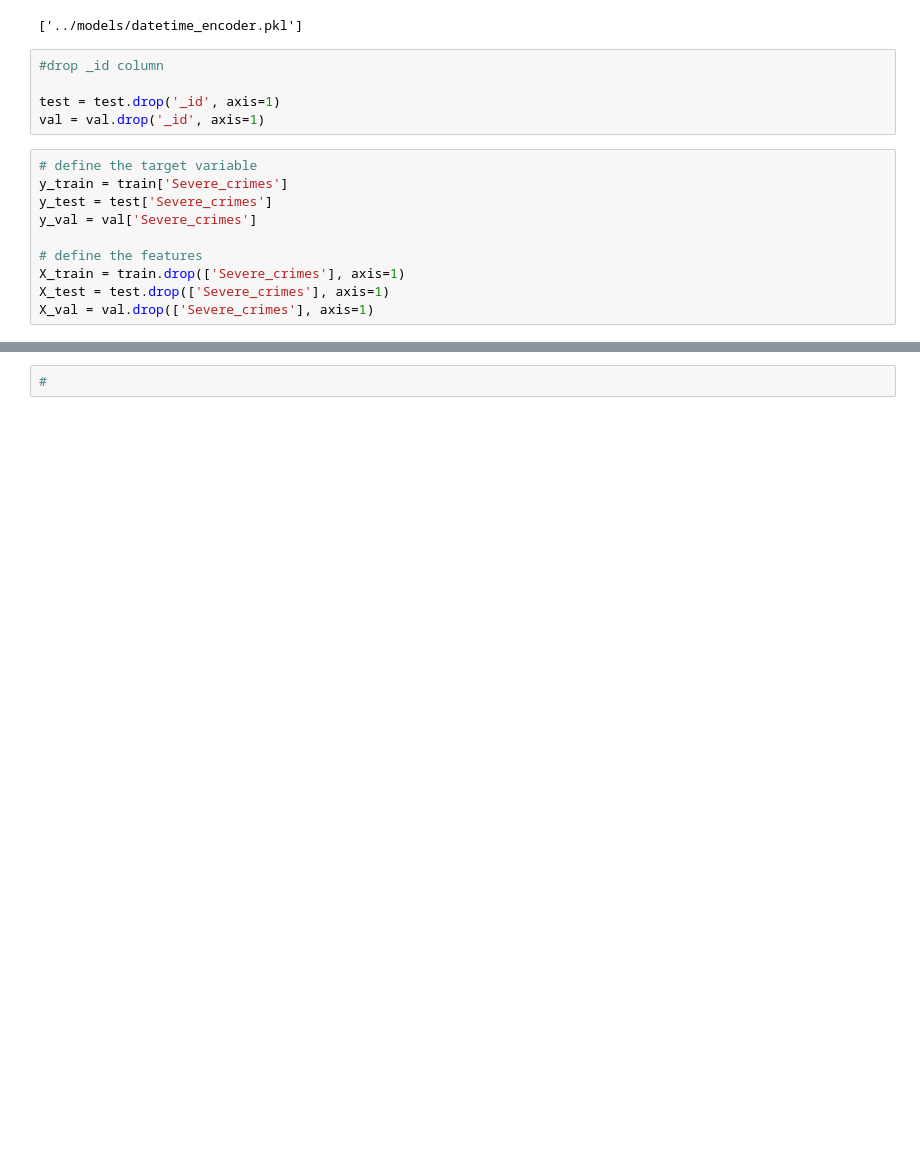
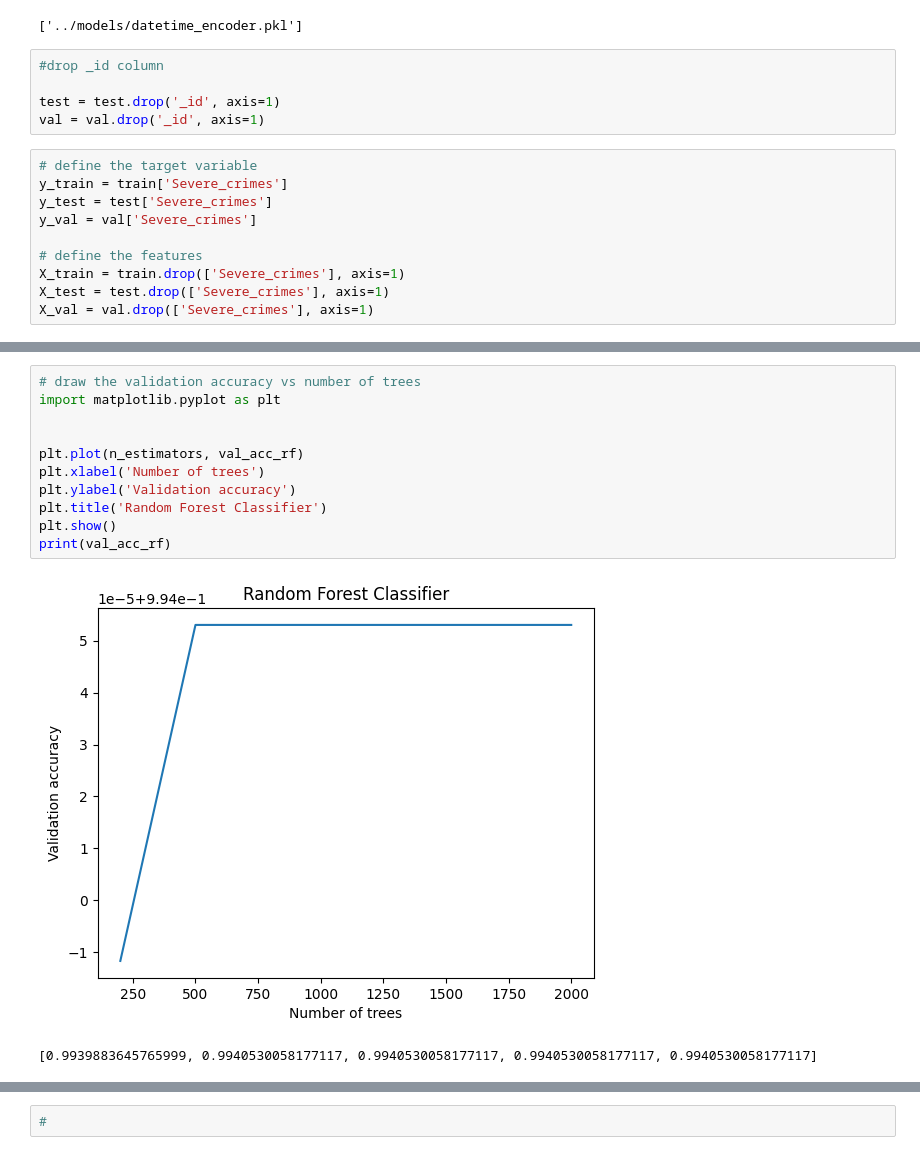
Before and after one commit to wdy908110776/ADAN8888-project-DW, a Jupyter notebook: notebooks/Week9.ipynb, the cells around one changed output, grey strips where cells are left out. Cells and saved outputs as stored; diff of their text form; blank space fills up the shorter version.

```diff
--- a/notebooks/Week9.ipynb
+++ b/notebooks/Week9.ipynb
@@ -74,6 +76,20 @@ Train accuracy: 0.9998541139856059
 Test accuracy: 0.9955332216638749
 Validation accuracy: 0.9940530058177117
 -------------------------------------
+# %%
+# draw the validation accuracy vs number of trees
+import matplotlib.pyplot as plt
+
+
+plt.plot(n_estimators, val_acc_rf)
+plt.xlabel('Number of trees')
+plt.ylabel('Validation accuracy')
+plt.title('Random Forest Classifier')
+plt.show()
+print(val_acc_rf)
+# %% [output]
+[figure, added]
+[0.9939883645765999, 0.9940530058177117, 0.9940530058177117, 0.9940530058177117, 0.9940530058177117]
 # %%
 # second model: Gradient Boosting Classifier
 from sklearn.ensemble import GradientBoostingClassifier
```
Also changed, not shown: parts of 8 cells of this notebook, 3 other files.
